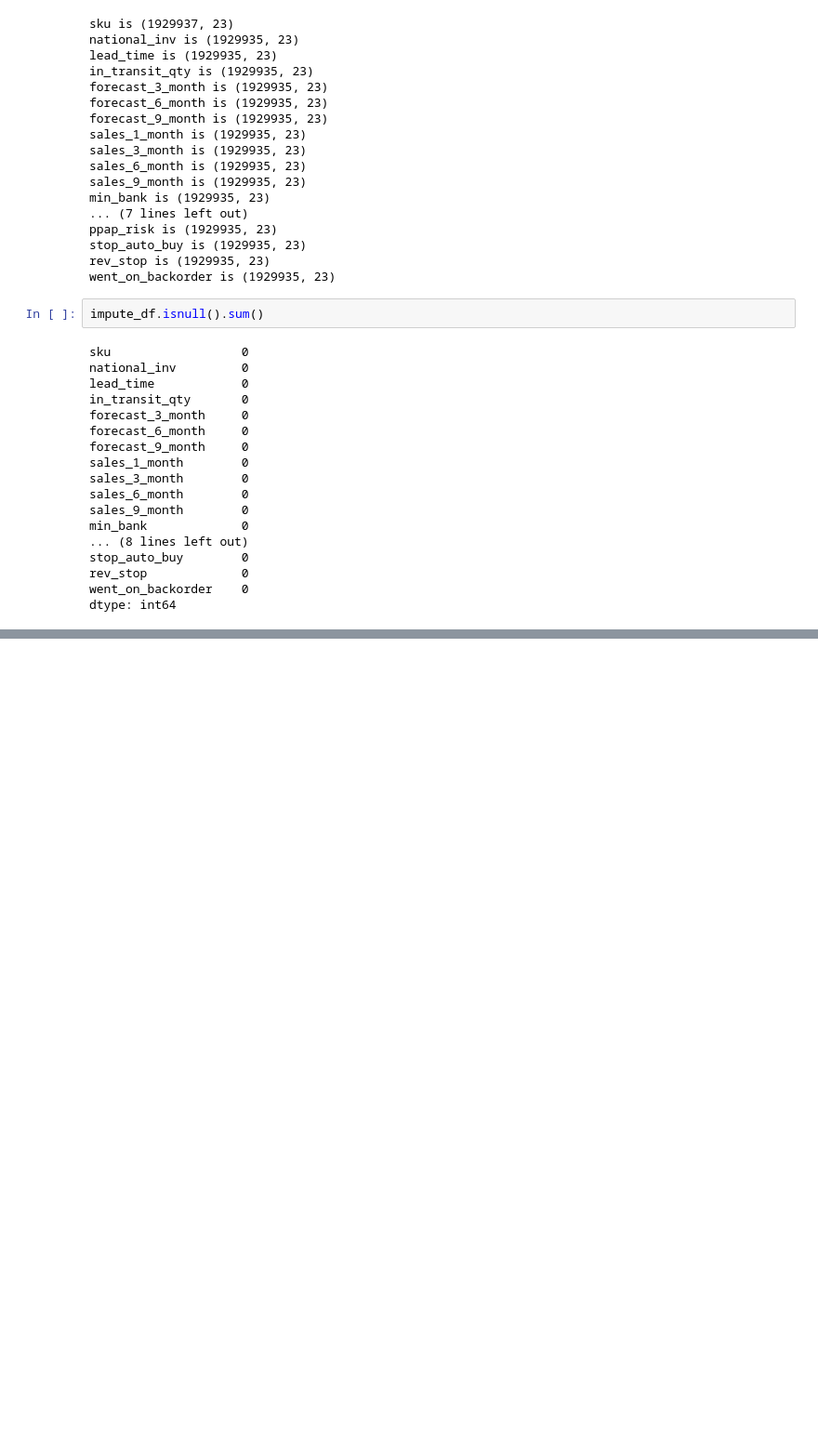
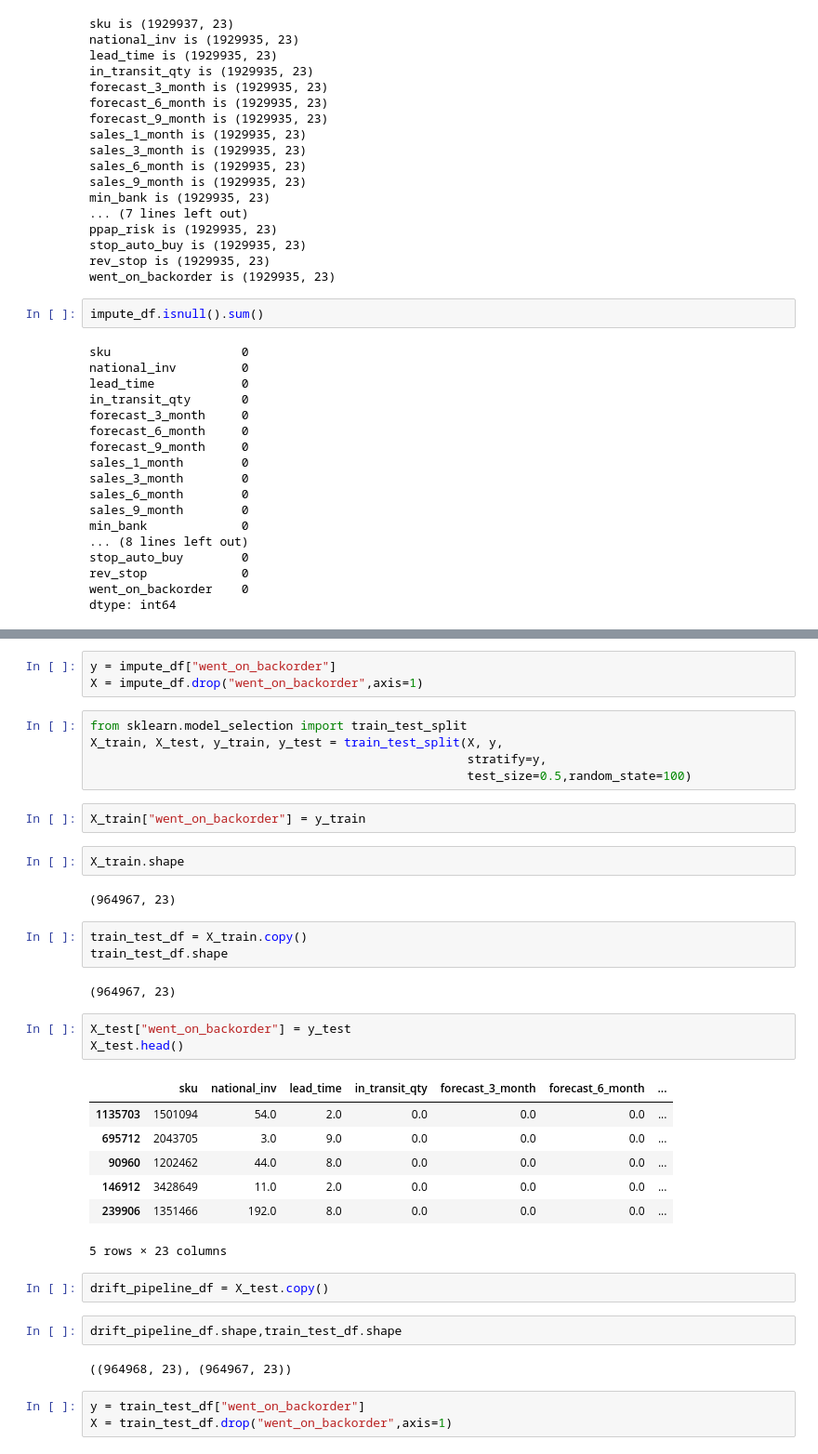
Before and after one commit to Lohith-LV/BOP_GIT, a Jupyter notebook: file_management.ipynb, the cells around one changed output, grey strips where cells are left out. Shown at 93% size. Drawn from its saved outputs; the diff is of its cells as text; blank space fills up the shorter version.

Commit message:
train test split

```diff
--- a/file_management.ipynb
+++ b/file_management.ipynb
@@ -449,0 +454,39 @@ dtype: int64
+# %%
+y = impute_df["went_on_backorder"]
+X = impute_df.drop("went_on_backorder",axis=1)
+# %%
+from sklearn.model_selection import train_test_split
+X_train, X_test, y_train, y_test = train_test_split(X, y,
+                                                    stratify=y,
+                                                    test_size=0.5,random_state=100)
+# %%
+X_train["went_on_backorder"] = y_train
+# %%
+X_train.shape
+# %% [output]
+(964967, 23)
+# %%
+train_test_df = X_train.copy()
+train_test_df.shape
+# %% [output]
+(964967, 23)
+# %%
+X_test["went_on_backorder"] = y_test
+X_test.head()
+# %% [output]
+|  | sku | national_inv | lead_time | in_transit_qty | forecast_3_month | forecast_6_month | ... |
+| 1135703 | 1501094 | 54.0 | 2.0 | 0.0 | 0.0 | 0.0 | ... |
+| 695712 | 2043705 | 3.0 | 9.0 | 0.0 | 0.0 | 0.0 | ... |
+| 90960 | 1202462 | 44.0 | 8.0 | 0.0 | 0.0 | 0.0 | ... |
+| 146912 | 3428649 | 11.0 | 2.0 | 0.0 | 0.0 | 0.0 | ... |
+| 239906 | 1351466 | 192.0 | 8.0 | 0.0 | 0.0 | 0.0 | ... |
+5 rows × 23 columns
+# %%
+drift_pipeline_df = X_test.copy()
+# %%
+drift_pipeline_df.shape,train_test_df.shape
+# %% [output]
+((964968, 23), (964967, 23))
+# %%
+y = train_test_df["went_on_backorder"]
+X = train_test_df.drop("went_on_backorder",axis=1)
```
Also changed, not shown: parts of 2 cells of this notebook.
